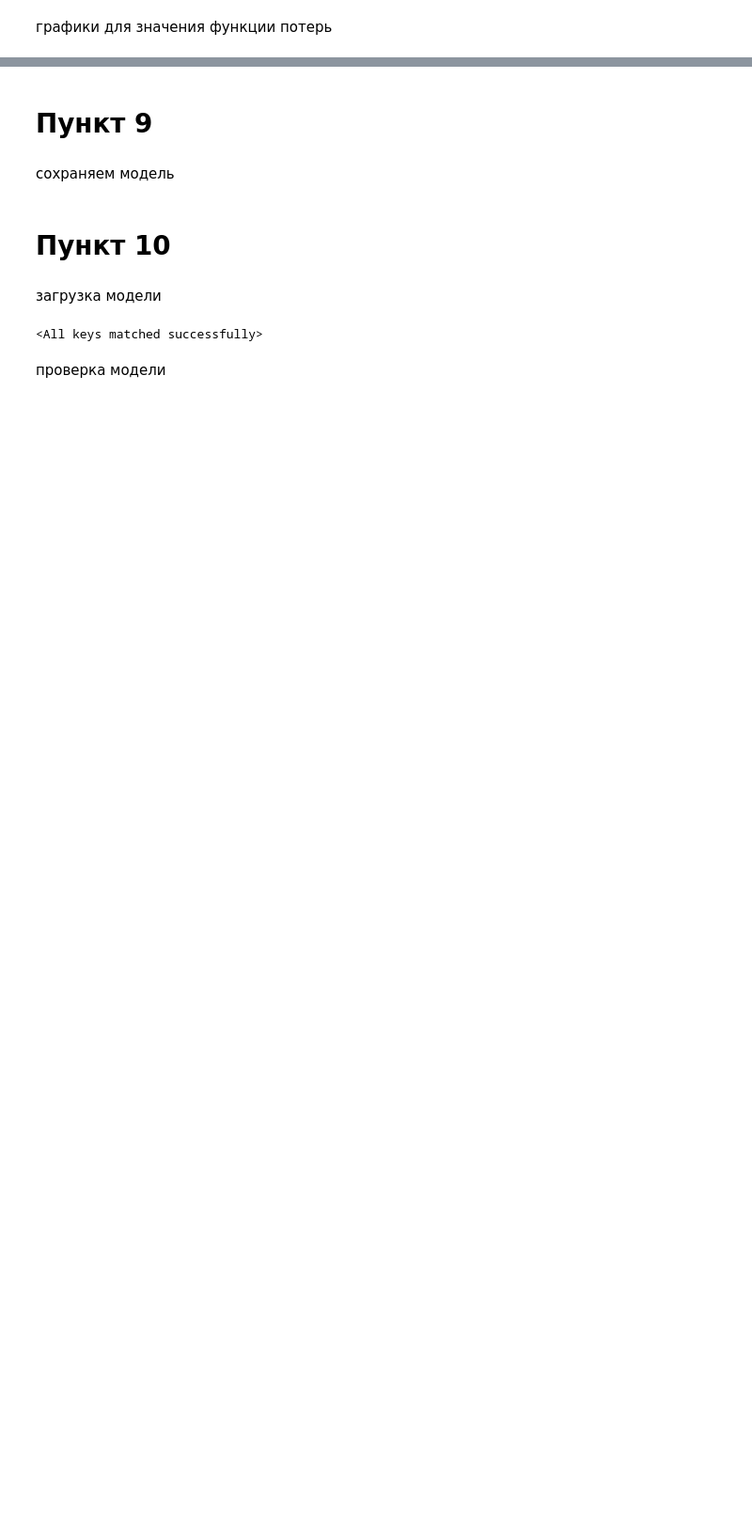
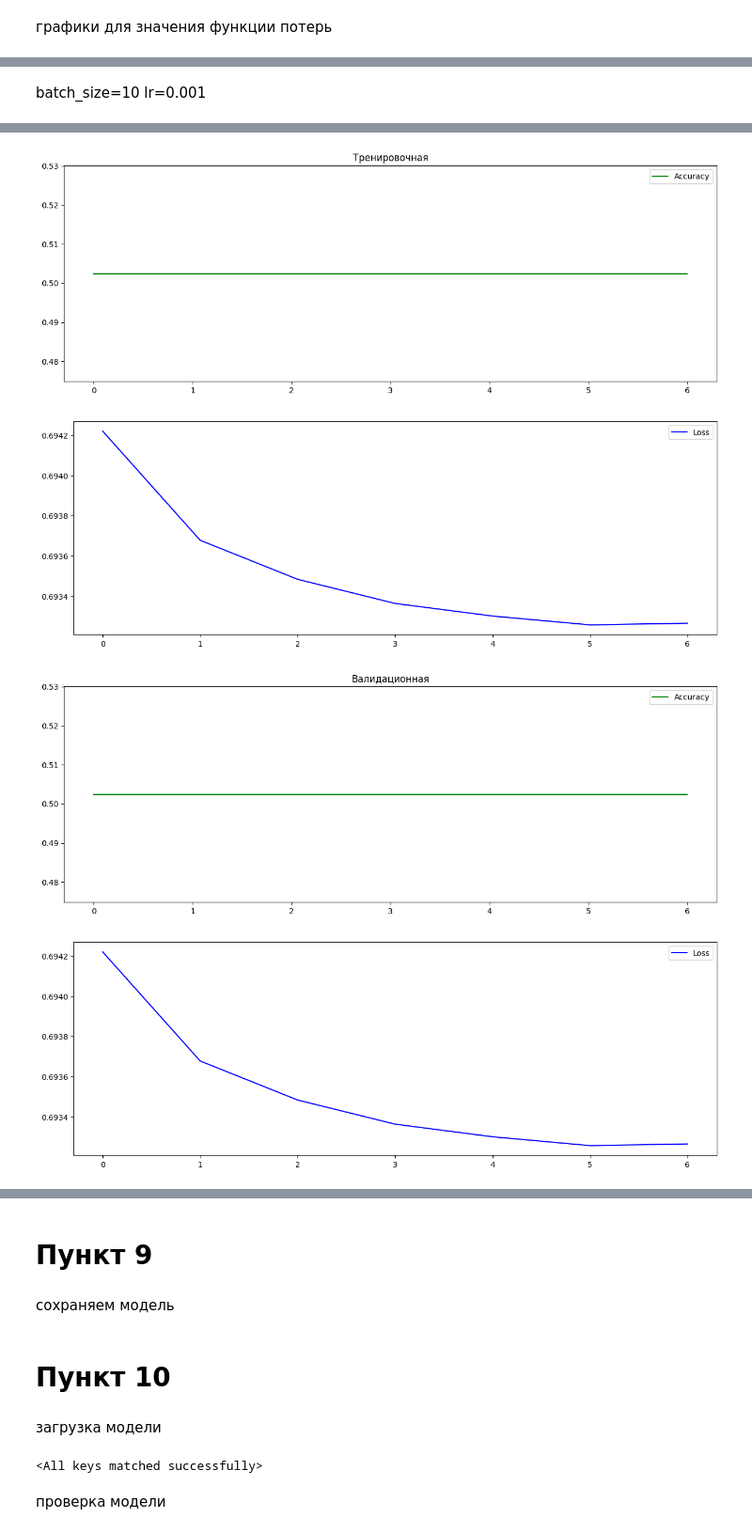
Before and after one commit to negniy/lab3_py, a Jupyter notebook: new.ipynb, the cells around one changed output, grey strips where cells are left out. Shown at 94% size. Cells and saved outputs as stored; diff of their text form; code cells hidden in the pictures; blank space fills up the shorter version.

```diff
--- a/new.ipynb
+++ b/new.ipynb
@@ -266,4 +297,12 @@ criterion = nn.BCELoss()
+# %% [markdown]
+batch_size=10 lr=0.001
 # %%
+train_dataloader = DataLoader(train_dataset, batch_size=10, shuffle=True)
+test_dataloader = DataLoader(test_dataset, batch_size=10, shuffle=False)
+val_dataloader = DataLoader(val_dataset, batch_size=10, shuffle=False)
+model = CNN().to(device)
+optimizer = optim.Adam(params=model.parameters(), lr=0.001)
+criterion = nn.BCELoss()
 epochs = 7
 accuracy_values = []
 loss_values = []
@@ -314,4 +353,28 @@ for epoch in range(epochs):
 
     print('Epoch : {}, val accuracy : {}, val loss : {}'.format(
         epoch + 1, epoch_val_accuracy, epoch_val_loss))
+
+plt.figure(1, figsize=(15, 5))
+plt.title(
+        'Тренировочная')
+plt.plot(range(len(accuracy_values)), accuracy_values, color="green")
+plt.legend(["Accuracy"])
+plt.show()
+plt.figure(1, figsize=(15, 5))
+plt.plot(range(len(loss_values)), [
+        float(value.detach()) for value in loss_values], color="blue")
+plt.legend(["Loss"])
+plt.show()
+
+plt.figure(1, figsize=(15, 5))
+plt.title(
+        'Валидационная')
+plt.plot(range(len(accuracy_values)), accuracy_values, color="green")
+plt.legend(["Accuracy"])
+plt.show()
+plt.figure(1, figsize=(15, 5))
+plt.plot(range(len(loss_values)), [
+        float(value.detach()) for value in loss_values], color="blue")
+plt.legend(["Loss"])
+plt.show()
 # %% [output]
@@ -331,0 +395,4 @@ Epoch : 7, val accuracy : 0.822222222222222, val loss : 0.4168558120727539
+[figure, added]
+[figure, added]
+[figure, added]
+[figure, added]
```
Also changed, not shown: parts of 30 cells of this notebook, 3 other files.
